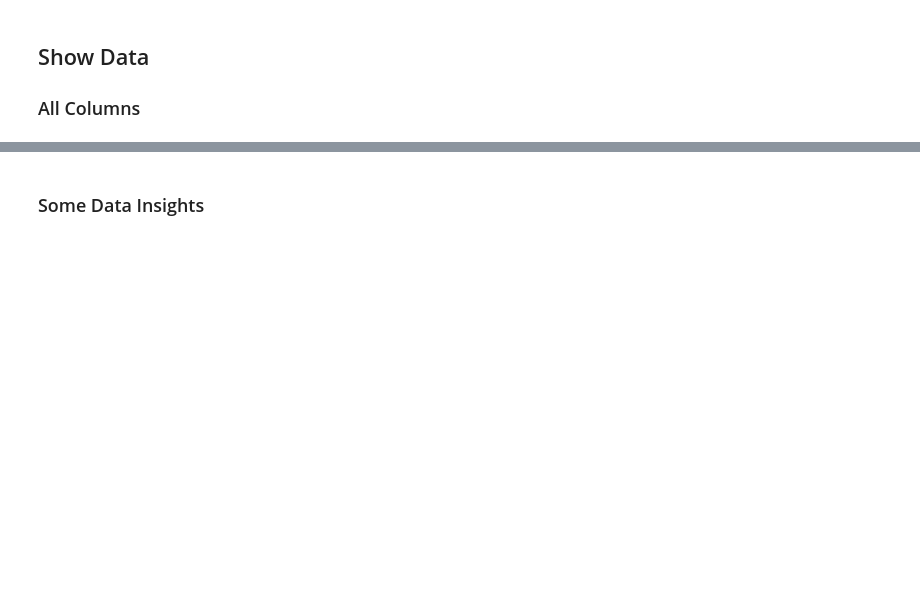
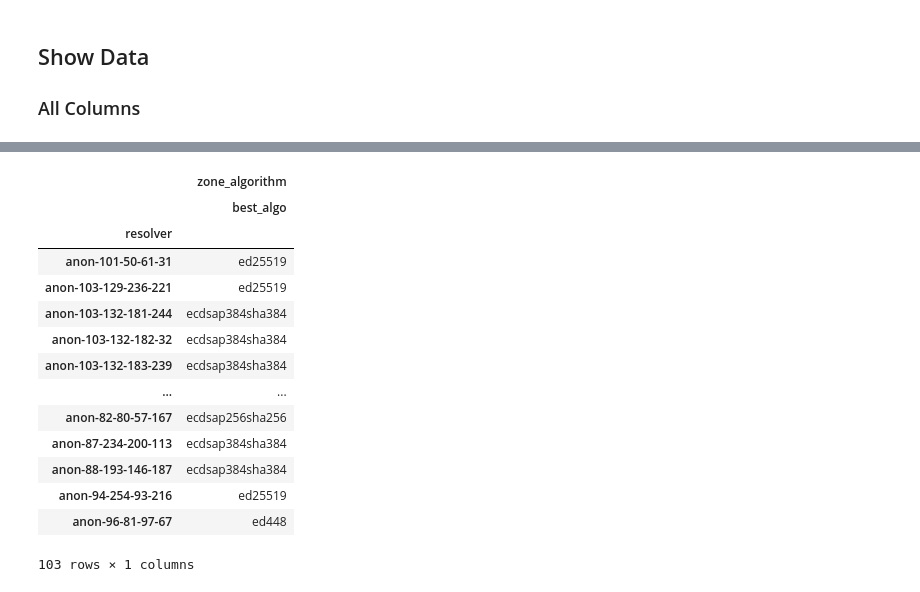
Before and after one commit to nils-wisiol/dns-downgrade-attack, a Jupyter notebook: analysis/Build Training Set Anon Resolvers.ipynb, the cells around one changed output, grey strips where cells are left out. Saved outputs shown, nothing was run; the diff lists cells and outputs as text; code cells hidden in the pictures; blank space fills up the shorter version.

```diff
--- a/analysis/Build Training Set Anon Resolvers.ipynb
+++ b/analysis/Build Training Set Anon Resolvers.ipynb
@@ -782,2 +563,0 @@ queries = queries[~queries['zone_keysize'].isna()]
-# %%
-queries['zone_keysize'] = queries['zone_keysize'].astype(np.int)
@@ -885,2 +563,0 @@ sum(signedok)
-# %% [markdown]
-### Some Data Insights
@@ -922,7 +564,53 @@ for p in queries.iloc[200]['server_packets']:
-# %%
-# show response code grouped by zone status, resolver, algorithm, key size, nsec
-
-pd.options.display.max_rows = None
-queries.groupby(['zone_status', 'resolver', 'zone_algorithm', 'zone_keysize', 'zone_nsec']).agg({
-    'client_response_rcode': ['min', 'mean', 'max']
-})
+# %%
+resolvers = set(queries['resolver'].unique()) - {None}
+resolvers_lab = {'bind9113',
+ 'powerdns460',
+ 'unbound167',
+ 'ws2012',
+ 'ws2012r2',
+ 'ws2016',
+ 'ws2019'}
+resolvers_named_open = resolvers - resolvers_lab
+resolver_order = list(sorted(resolvers_lab)) + list(sorted(resolvers_named_open))
+# %%
+def validation_status_color(val):
+    if np.isnan(val):
+        return 'color: grey'
+    color = 'red' if val < 1 else 'black'
+    return 'color: %s' % color
+
+def best_algo(c):
+    cnum = list(map(lambda name: ALGO_NUM[name], c))
+    return ALGO_NAME[max(cnum)]
+
+pd.options.display.precision = 0
+
+resolver_support = queries[
+    (queries['zone_status'] == 'signedok')  # only valid signatures / secure zones
+    & ~(queries['resolver'].isna())  # only when resolver is known
+    & (queries['resolver'] != 'anon')  # only anon resolvers with known IP address
+    & ~((queries['zone_nsec'] == '3') & (queries['zone_algorithm'] == 'rsasha1'))  # ignore nsec3 with rsasha1
+    & ~(queries['resolver'].isin(['freenom', 'opennic', 'quad9']))  # ignore resolvers with measurement/analysis errors
+].groupby(['resolver', 'zone_algorithm', 'zone_keysize', 'zone_nsec']).agg({
+    #'id': ['count'],
+    'rc0&ad1': [sr],
+}).reset_index()
+resolver_support[resolver_support[('rc0&ad1', 'sr')]].groupby(['resolver']).agg({
+    'zone_algorithm': [best_algo]
+}).sort_values(['resolver'], key=lambda r: list(map(lambda e: resolver_order.index(e), r)), kind='mergesort')
+# %% [output]
+|  | zone_algorithm |
+|  | best_algo |
+| resolver |  |
+| anon-101-50-61-31 | ed25519 |
+| anon-103-129-236-221 | ed25519 |
+| anon-103-132-181-244 | ecdsap384sha384 |
+| anon-103-132-182-32 | ecdsap384sha384 |
+| anon-103-132-183-239 | ecdsap384sha384 |
+| ... | ... |
+| anon-82-80-57-167 | ecdsap256sha256 |
+| anon-87-234-200-113 | ecdsap384sha384 |
+| anon-88-193-146-187 | ecdsap384sha384 |
+| anon-94-254-93-216 | ed25519 |
+| anon-96-81-97-67 | ed448 |
+103 rows × 1 columns
```
Also changed, not shown: parts of 40 cells of this notebook.
